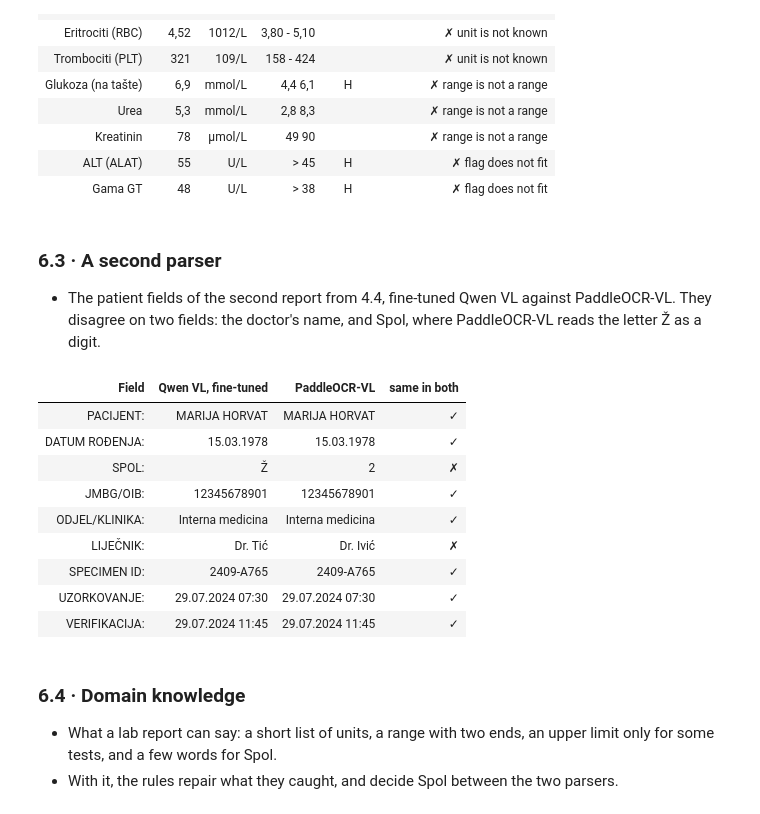
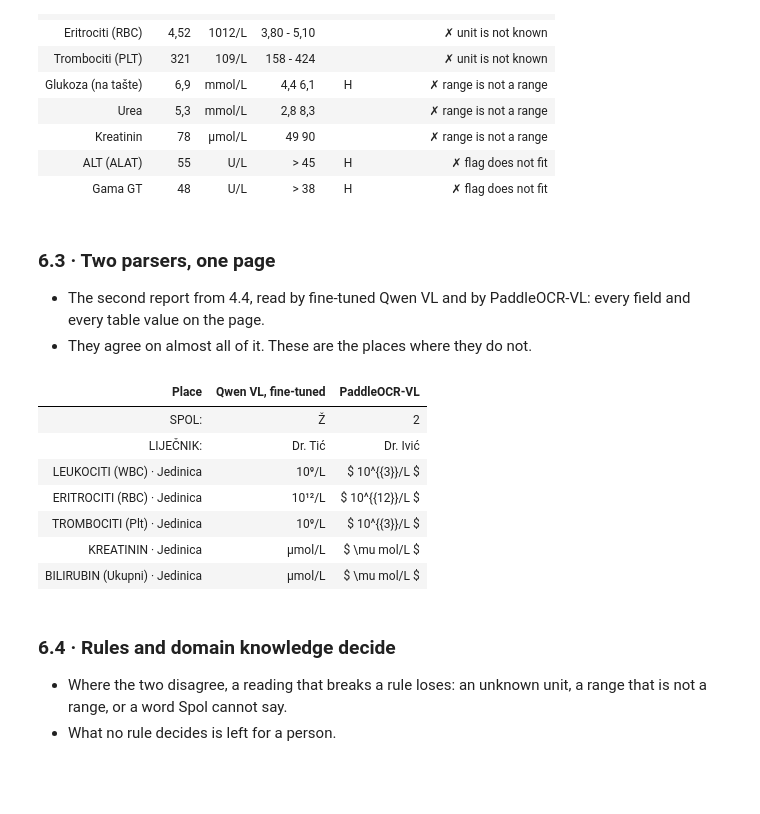
Before and after one commit to Atomic-Intelligence/document-understanding-demo, a Jupyter notebook: notebooks/demo_with_outputs.ipynb, the cells around one changed output. Saved outputs shown, nothing was run; the diff lists cells and outputs as text; code cells hidden in the pictures; blank space fills up the shorter version.

```diff
--- a/notebooks/demo_with_outputs.ipynb
+++ b/notebooks/demo_with_outputs.ipynb
@@ -631,38 +631,30 @@ show.table(docling_rows[docling_rows["Sent to a person because"] != ""])
 | ALT (ALAT) | 55 | U/L | > 45 | H | ✗ flag does not fit |
 | Gama GT | 48 | U/L | > 38 | H | ✗ flag does not fit |
 # %% [markdown]
-### 6.3 · A second parser
+### 6.3 · Two parsers, one page
 
-- The patient fields of the second report from 4.4, fine-tuned Qwen VL against PaddleOCR-VL. They
-  disagree on two fields: the doctor's name, and Spol, where PaddleOCR-VL reads the letter Ž as a
-  digit.
+- The second report from 4.4, read by fine-tuned Qwen VL and by PaddleOCR-VL: every field and every
+  table value on the page.
+- They agree on almost all of it. These are the places where they do not.
 # %%
-qwen_fields = data.cached(PAGE_2, "qwen_finetuned").pairs
-paddle_fields = dict(data.cached(PAGE_2, "paddleocr_vl").pairs)
+qwen_2, paddle_2 = data.cached(PAGE_2, "qwen_finetuned"), data.cached(PAGE_2, "paddleocr_vl")
+readings = data.readings(PAGE_2, qwen_2, paddle_2)   # labels and headers matched by the closest name
 
-rows = []
-for field, value in qwen_fields:
-    match = difflib.get_close_matches(field, paddle_fields, n=1, cutoff=0.75)   # labels are misread too
-    other = paddle_fields[match[0]] if match else "(missing)"
-    rows.append({"Field": field, "Qwen VL, fine-tuned": value, "PaddleOCR-VL": other,
-                 "same in both": "✓" if other == value else "✗"})
-patient_fields = pd.DataFrame(rows)
-show.table(patient_fields)
+show.table(pd.DataFrame([{"Place": where, "Qwen VL, fine-tuned": qwen, "PaddleOCR-VL": paddle}
+                         for where, (qwen, paddle) in readings if not data.same(qwen or "", paddle or "")]))
 # %% [output]
-| Field | Qwen VL, fine-tuned | PaddleOCR-VL | same in both |
-| PACIJENT: | MARIJA HORVAT | MARIJA HORVAT | ✓ |
-| DATUM ROĐENJA: | 15.03.1978 | 15.03.1978 | ✓ |
-| SPOL: | Ž | 2 | ✗ |
-| JMBG/OIB: | 12345678901 | 12345678901 | ✓ |
-| ODJEL/KLINIKA: | Interna medicina | Interna medicina | ✓ |
-| LIJEČNIK: | Dr. Tić | Dr. Ivić | ✗ |
-| SPECIMEN ID: | 2409-A765 | 2409-A765 | ✓ |
-| UZORKOVANJE: | 29.07.2024 07:30 | 29.07.2024 07:30 | ✓ |
-| VERIFIKACIJA: | 29.07.2024 11:45 | 29.07.2024 11:45 | ✓ |
+| Place | Qwen VL, fine-tuned | PaddleOCR-VL |
+| SPOL: | Ž | 2 |
+| LIJEČNIK: | Dr. Tić | Dr. Ivić |
+| LEUKOCITI (WBC) · Jedinica | 10⁹/L | $ 10^{{3}}/L $ |
+| ERITROCITI (RBC) · Jedinica | 10¹²/L | $ 10^{{12}}/L $ |
+| TROMBOCITI (Plt) · Jedinica | 10⁹/L | $ 10^{{3}}/L $ |
+| KREATININ · Jedinica | μmol/L | $ \mu mol/L $ |
+| BILIRUBIN (Ukupni) · Jedinica | μmol/L | $ \mu mol/L $ |
 # %% [markdown]
-### 6.4 · Domain knowledge
+### 6.4 · Rules and domain knowledge decide
 
-- What a lab report can say: a short list of units, a range with two ends, an upper limit only for some
-  tests, and a few words for Spol.
-- With it, the rules repair what they caught, and decide Spol between the two parsers.
+- Where the two disagree, a reading that breaks a rule loses: an unknown unit, a range that is not a
+  range, or a word Spol cannot say.
+- What no rule decides is left for a person.
 # %%
```
Also changed, not shown: parts of 11 cells of this notebook, 4 other files.
